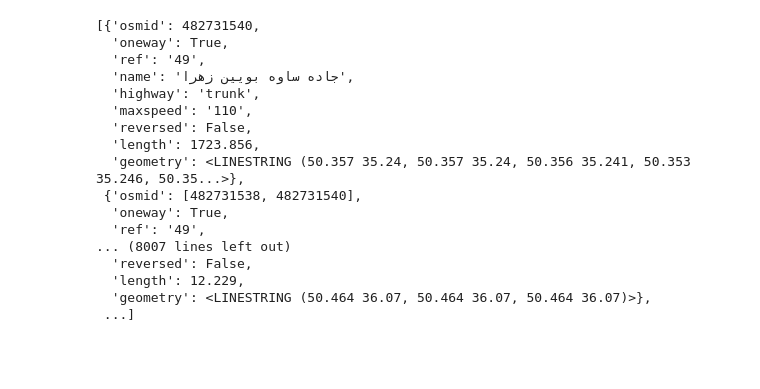
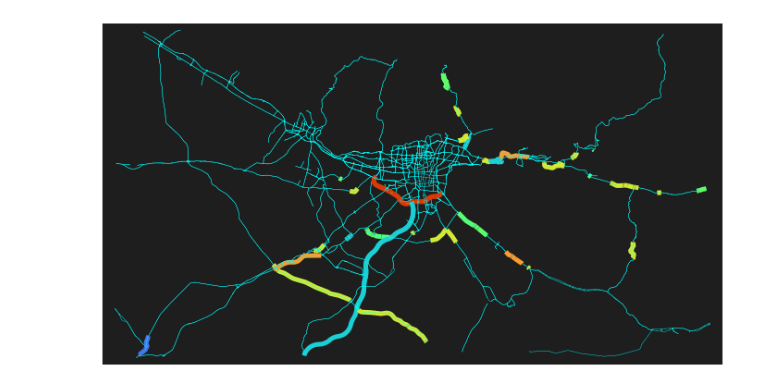
Before and after one commit to Amirali-Amirifar/traffic_analysis, a Jupyter notebook: analysis.ipynb, the cells around one changed output. Cells and saved outputs as stored; diff of their text form; code cells hidden in the pictures; blank space fills up the shorter version.

```diff
--- a/analysis.ipynb
+++ b/analysis.ipynb
@@ -190,15 +385,0 @@ for uu, vv, kkey, ddata in G.edges(keys=True, data=True): # added ww
-# %%
-osmid_codes = {
-    449543314: 114552,
-    4480201:113203,
-}
-
-osmid_names = {
-    'بزرگراه آزادگان': 114552,
-    'آزادراه خلیج فارس':113203,
-}
-
-type(osmid_codes) == dict
-len(set([1,3,4,444,4]).intersection(set([1,3])))
-item = [4480201]
-len(set(item).intersection(set(osmid_codes.keys()))) > 0
@@ -206,0 +386,7 @@ True
+# %%
+place = ["Tehran, Iran"]
+cf = '["highway"~"trunk|motorway|primary"]'
+bbox=(36.1290,35.1525,52.4501,50.2940)
+
+data = load_the_map_of_city(place,cf,bbox)
+find_road_in_map_by_code(data,4480201)
@@ -278,22 +615,6 @@ fig
-# %%
-data
-# %% [output]
-[{'osmid': 482731540,
-  'oneway': True,
-  'ref': '49',
-  'name': 'جاده ساوه بویین زهرا',
-  'highway': 'trunk',
-  'maxspeed': '110',
-  'reversed': False,
-  'length': 1723.856,
-  'geometry': <LINESTRING (50.357 35.24, 50.357 35.24, 50.356 35.241, 50.353 35.246, 50.35...>},
- {'osmid': [482731538, 482731540],
-  'oneway': True,
-  'ref': '49',
-... (8007 lines left out)
-  'reversed': False,
-  'length': 12.229,
-  'geometry': <LINESTRING (50.464 36.07, 50.464 36.07, 50.464 36.07)>},
- ...]
+# %%
+map_drawer(data)
+# %% [output]
+[figure, added]
 # %%
 data_df.loc[ data_df['osmid'] == 449543314]
```
Also changed, not shown: parts of 38 cells of this notebook, 2 other files.
